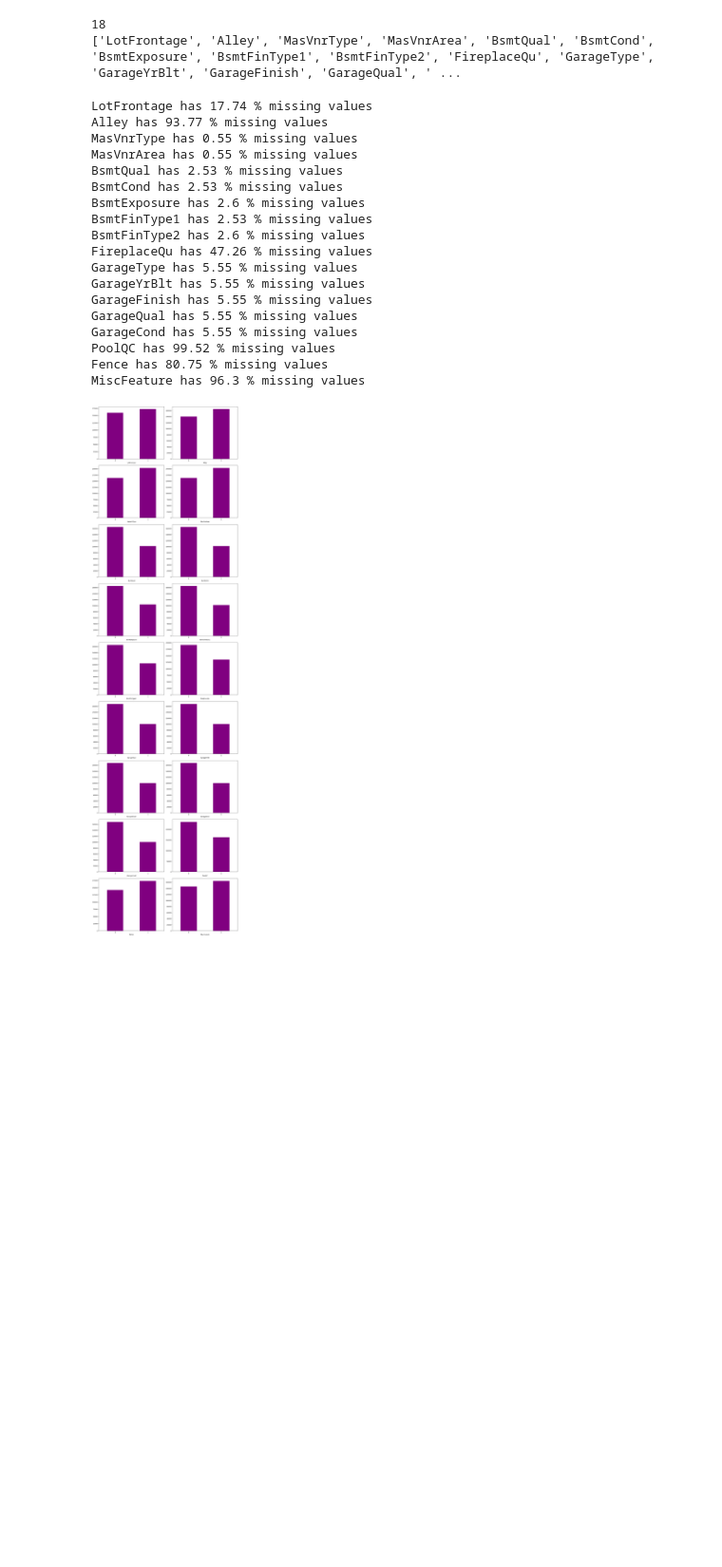
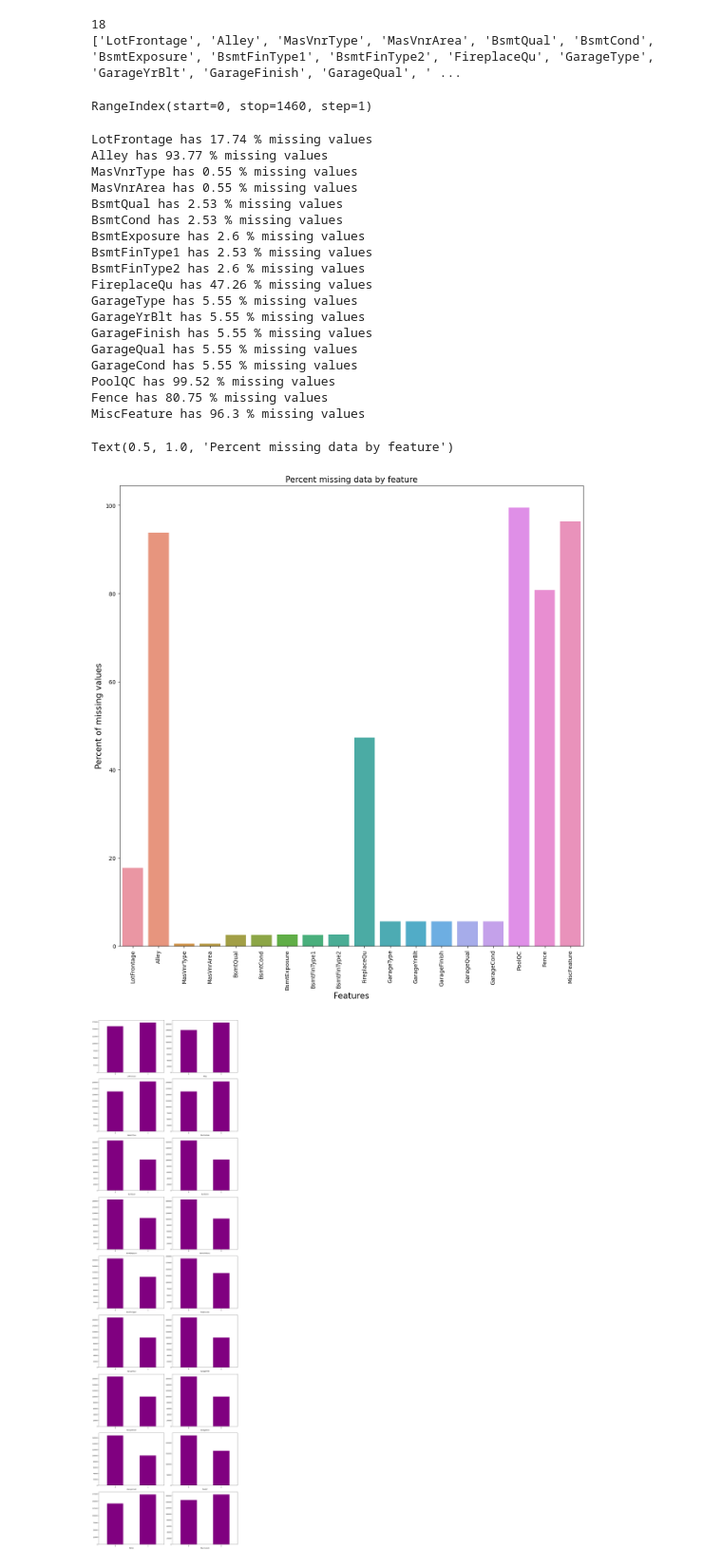
Before and after one commit to Abrar-Mustakim/Comprehensive-Data-Exploration-and-Advanced-Regression-Technique-on-Kaggles-Hourse-Pricing, a Jupyter notebook: EDA_and_Training.ipynb, the cells around one changed output. Shown at 95% size. Cells and saved outputs as stored; diff of their text form; code cells hidden in the pictures; blank space fills up the shorter version.

```diff
--- a/EDA_and_Training.ipynb
+++ b/EDA_and_Training.ipynb
@@ -132,28 +132,56 @@ print(missing_features)
 # %% [output]
 18
 ['LotFrontage', 'Alley', 'MasVnrType', 'MasVnrArea', 'BsmtQual', 'BsmtCond', 'BsmtExposure', 'BsmtFinType1', 'BsmtFinType2', 'FireplaceQu', 'GarageType', 'GarageYrBlt', 'GarageFinish', 'GarageQual', ' ...
-# %%
-for features in missing_features:
-    print(features, "has", np.round(df[features].isnull().mean()*100, 2),"% missing values")
-# %% [output]
-LotFrontage has 17.74 % missing values
-Alley has 93.77 % missing values
-MasVnrType has 0.55 % missing values
-MasVnrArea has 0.55 % missing values
-BsmtQual has 2.53 % missing values
-BsmtCond has 2.53 % missing values
-BsmtExposure has 2.6 % missing values
-BsmtFinType1 has 2.53 % missing values
-BsmtFinType2 has 2.6 % missing values
-FireplaceQu has 47.26 % missing values
-GarageType has 5.55 % missing values
-GarageYrBlt has 5.55 % missing values
-GarageFinish has 5.55 % missing values
-GarageQual has 5.55 % missing values
-GarageCond has 5.55 % missing values
-PoolQC has 99.52 % missing values
-Fence has 80.75 % missing values
-MiscFeature has 96.3 % missing values
+# %%
+df.index
+# %% [output]
+RangeIndex(start=0, stop=1460, step=1)
+# %%
+x = []
+y = []
+for features in missing_features:
+    x.append(features)
+    nums = np.round(df[features].isnull().mean()*100, 2)
+    y.append(nums)
+    print(features, "has", np.round(df[features].isnull().mean()*100, 2),"% missing values")
+missing_tables = pd.DataFrame({
+    "Features":x,
+    "Values":y
+})
+missing_tables.head()
+
+f, ax = plt.subplots(figsize=(15, 15))
+plt.xticks(rotation='90')
+
+
+
+
+sns.barplot(x = missing_tables["Features"], y = missing_tables["Values"])
+
+plt.xlabel('Features', fontsize=15)
+plt.ylabel('Percent of missing values', fontsize=15)
+plt.title('Percent missing data by feature', fontsize=15)
+# %% [output]
+LotFrontage has 17.74 % missing values
+Alley has 93.77 % missing values
+MasVnrType has 0.55 % missing values
+MasVnrArea has 0.55 % missing values
+BsmtQual has 2.53 % missing values
+BsmtCond has 2.53 % missing values
+BsmtExposure has 2.6 % missing values
+BsmtFinType1 has 2.53 % missing values
+BsmtFinType2 has 2.6 % missing values
+FireplaceQu has 47.26 % missing values
+GarageType has 5.55 % missing values
+GarageYrBlt has 5.55 % missing values
+GarageFinish has 5.55 % missing values
+GarageQual has 5.55 % missing values
+GarageCond has 5.55 % missing values
+PoolQC has 99.52 % missing values
+Fence has 80.75 % missing values
+MiscFeature has 96.3 % missing values
+Text(0.5, 1.0, 'Percent missing data by feature')
+[figure, added]
 # %%
 fig = plt.figure(figsize=(14, 100))
 
```
Also changed, not shown: parts of 3 cells of this notebook, 2 other files.
